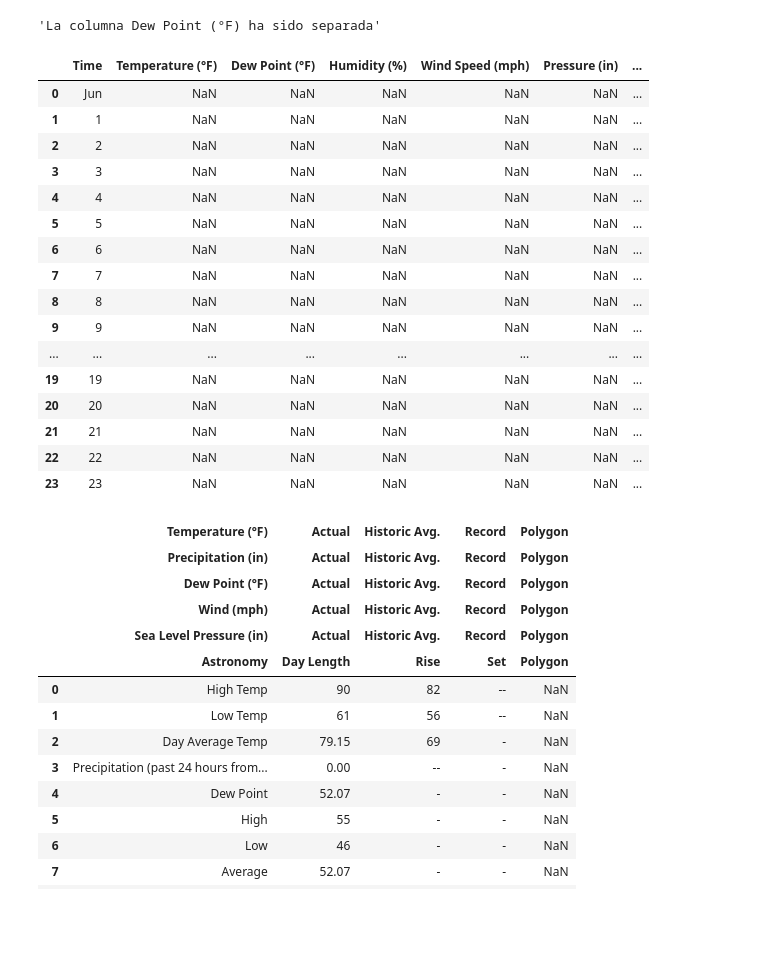
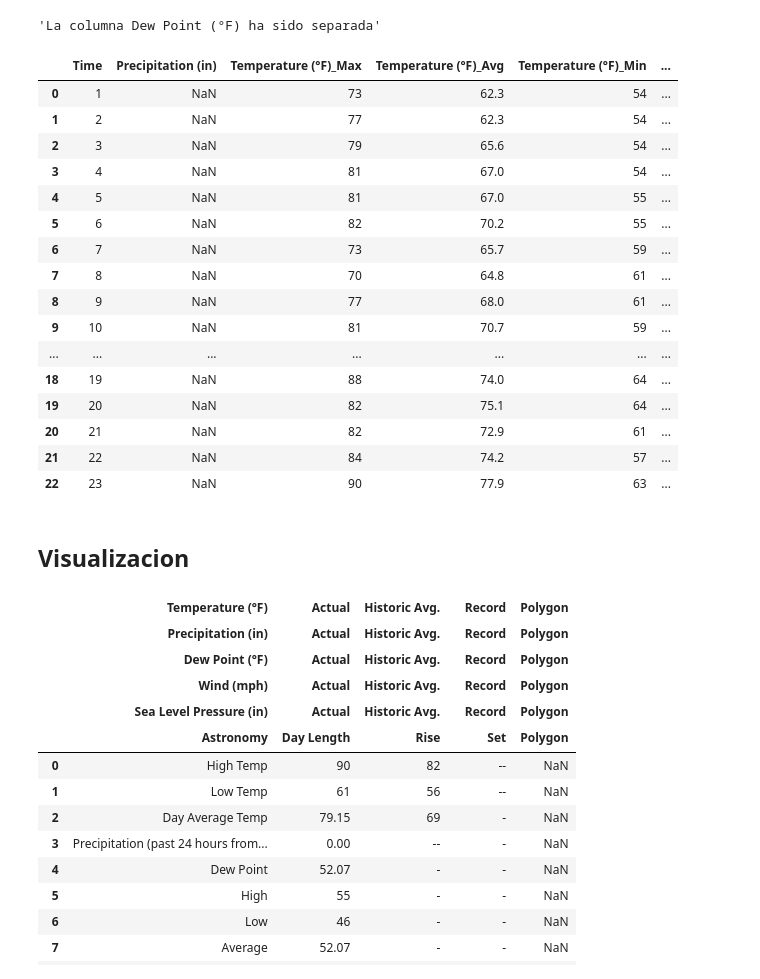
Before and after one commit to LuKaO13/Apuntes, a Jupyter notebook: 8_Scrapeo_selenium_new.ipynb, the cells around one changed output. Drawn from its saved outputs; the diff is of its cells as text; code cells hidden in the pictures; blank space fills up the shorter version.

```diff
--- a/8_Scrapeo_selenium_new.ipynb
+++ b/8_Scrapeo_selenium_new.ipynb
@@ -317,6 +317,8 @@ data
  'acerca_de': "I'm constantly searching for new ideas and developments to apply analytic and creative\nthinking.\nI'm passionate about applying knowlegde to improve myself and society, besides helping ...
 # %% [markdown]
 ### Ejemplo escribir
+# %%
+driver = webdriver.Chrome(ChromeDriverManager().install())
 # %%
 driver.get('https://www.wunderground.com/history')
 # %%
@@ -517,25 +537,25 @@ def separar_columnas(columna):
 separar_columnas('Dew Point (°F)')
 # %% [output]
 'La columna Dew Point (°F) ha sido separada'
-# %%
-temp_df_small
-# %% [output]
-|  | Time | Temperature (°F) | Dew Point (°F) | Humidity (%) | Wind Speed (mph) | Pressure (in) | ... |
-| 0 | Jun | NaN | NaN | NaN | NaN | NaN | ... |
-| 1 | 1 | NaN | NaN | NaN | NaN | NaN | ... |
-| 2 | 2 | NaN | NaN | NaN | NaN | NaN | ... |
-| 3 | 3 | NaN | NaN | NaN | NaN | NaN | ... |
-| 4 | 4 | NaN | NaN | NaN | NaN | NaN | ... |
-| 5 | 5 | NaN | NaN | NaN | NaN | NaN | ... |
-| 6 | 6 | NaN | NaN | NaN | NaN | NaN | ... |
-| 7 | 7 | NaN | NaN | NaN | NaN | NaN | ... |
-| 8 | 8 | NaN | NaN | NaN | NaN | NaN | ... |
-| 9 | 9 | NaN | NaN | NaN | NaN | NaN | ... |
-| ... | ... | ... | ... | ... | ... | ... | ... |
-| 19 | 19 | NaN | NaN | NaN | NaN | NaN | ... |
-| 20 | 20 | NaN | NaN | NaN | NaN | NaN | ... |
-| 21 | 21 | NaN | NaN | NaN | NaN | NaN | ... |
-| 22 | 22 | NaN | NaN | NaN | NaN | NaN | ... |
-| 23 | 23 | NaN | NaN | NaN | NaN | NaN | ... |
+# %%
+temp_df_small[1:].reset_index(drop = True)
+# %% [output]
+|  | Time | Precipitation (in) | Temperature (°F)_Max | Temperature (°F)_Avg | Temperature (°F)_Min | ... |
+| 0 | 1 | NaN | 73 | 62.3 | 54 | ... |
+| 1 | 2 | NaN | 77 | 62.3 | 54 | ... |
+| 2 | 3 | NaN | 79 | 65.6 | 54 | ... |
+| 3 | 4 | NaN | 81 | 67.0 | 54 | ... |
+| 4 | 5 | NaN | 81 | 67.0 | 55 | ... |
+| 5 | 6 | NaN | 82 | 70.2 | 55 | ... |
+| 6 | 7 | NaN | 73 | 65.7 | 59 | ... |
+| 7 | 8 | NaN | 70 | 64.8 | 61 | ... |
+| 8 | 9 | NaN | 77 | 68.0 | 61 | ... |
+| 9 | 10 | NaN | 81 | 70.7 | 59 | ... |
+| ... | ... | ... | ... | ... | ... | ... |
+| 18 | 19 | NaN | 88 | 74.0 | 64 | ... |
+| 19 | 20 | NaN | 82 | 75.1 | 64 | ... |
+| 20 | 21 | NaN | 82 | 72.9 | 61 | ... |
+| 21 | 22 | NaN | 84 | 74.2 | 57 | ... |
+| 22 | 23 | NaN | 90 | 77.9 | 63 | ... |
 # %%
 ## repetir con los demás atributos (tambien se puede meter en la funcion)
@@ -544,3 +562,5 @@ temp_df_small
+# %% [markdown]
+## Visualizacion
 # %%
 ## Hacer gráfico de líneas con un atributo
 # %%
```
Also changed, not shown: parts of 6 cells of this notebook.
